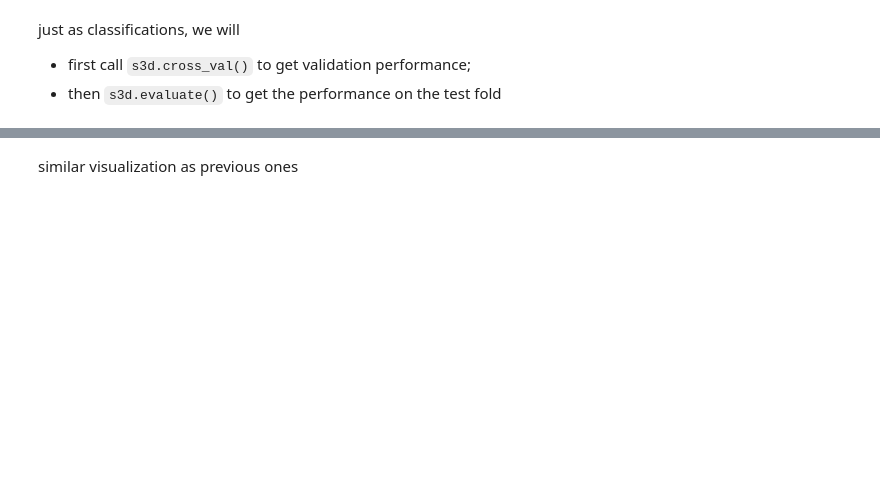
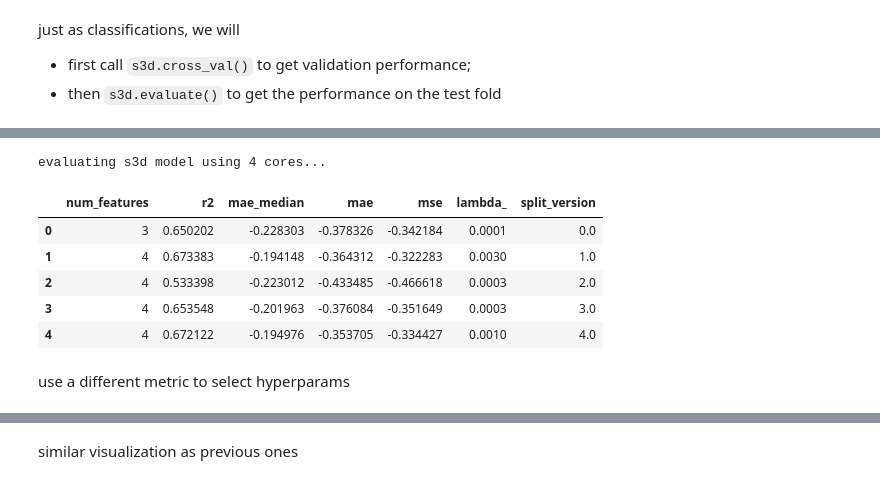
Before and after one commit to peterfennell/S3D, a Jupyter notebook: s3d/quickstart.ipynb, the cells around one changed output, grey strips where cells are left out. Cells and saved outputs as stored; diff of their text form; code cells hidden in the pictures; blank space fills up the shorter version.

```diff
--- a/s3d/quickstart.ipynb
+++ b/s3d/quickstart.ipynb
@@ -611,3 +640,15 @@ note that the error values are manually set to negative for consistency of code
+# %%
+reg_s3d.evaluate(num_jobs=4, cv_metric='mae')
+# %% [output]
+evaluating s3d model using 4 cores...
+|  | num_features | r2 | mae_median | mae | mse | lambda_ | split_version |
+| 0 | 3 | 0.650202 | -0.228303 | -0.378326 | -0.342184 | 0.0001 | 0.0 |
+| 1 | 4 | 0.673383 | -0.194148 | -0.364312 | -0.322283 | 0.0030 | 1.0 |
+| 2 | 4 | 0.533398 | -0.223012 | -0.433485 | -0.466618 | 0.0003 | 2.0 |
+| 3 | 4 | 0.653548 | -0.201963 | -0.376084 | -0.351649 | 0.0003 | 3.0 |
+| 4 | 4 | 0.672122 | -0.194976 | -0.353705 | -0.334427 | 0.0010 | 4.0 |
+# %% [markdown]
+use a different metric to select hyperparams
 # %%
 utils.find_best_param('cv/bike/performance.csv', 'r2')
 # %% [output]
```
Also changed, not shown: parts of 60 cells of this notebook, 2 other files.
